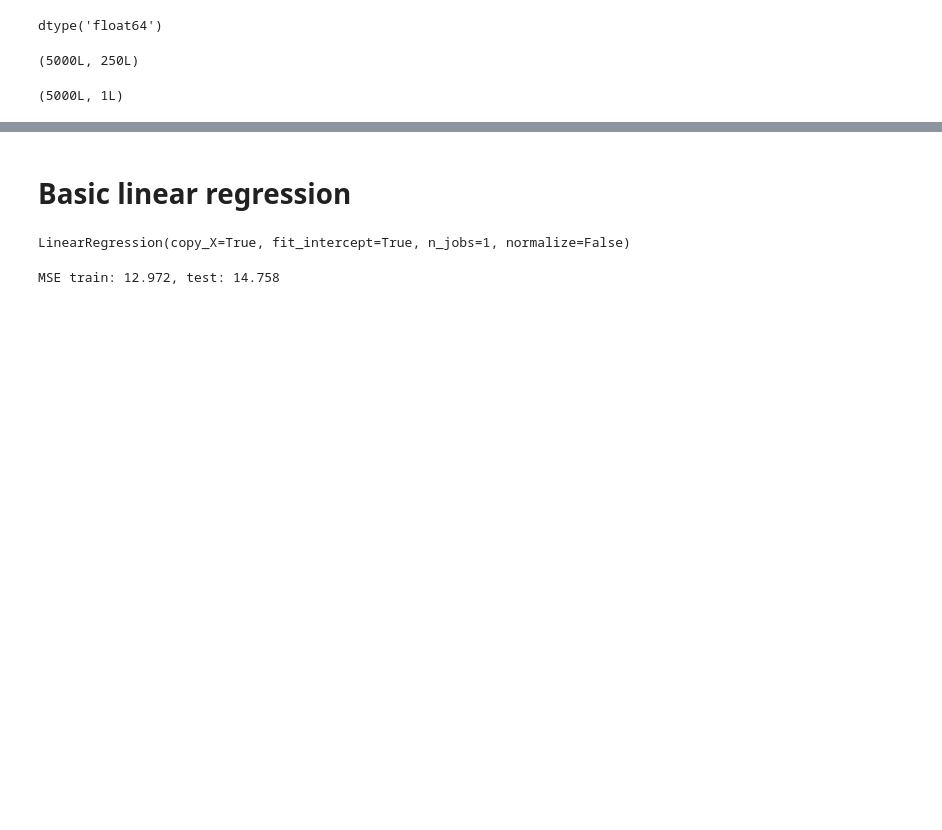
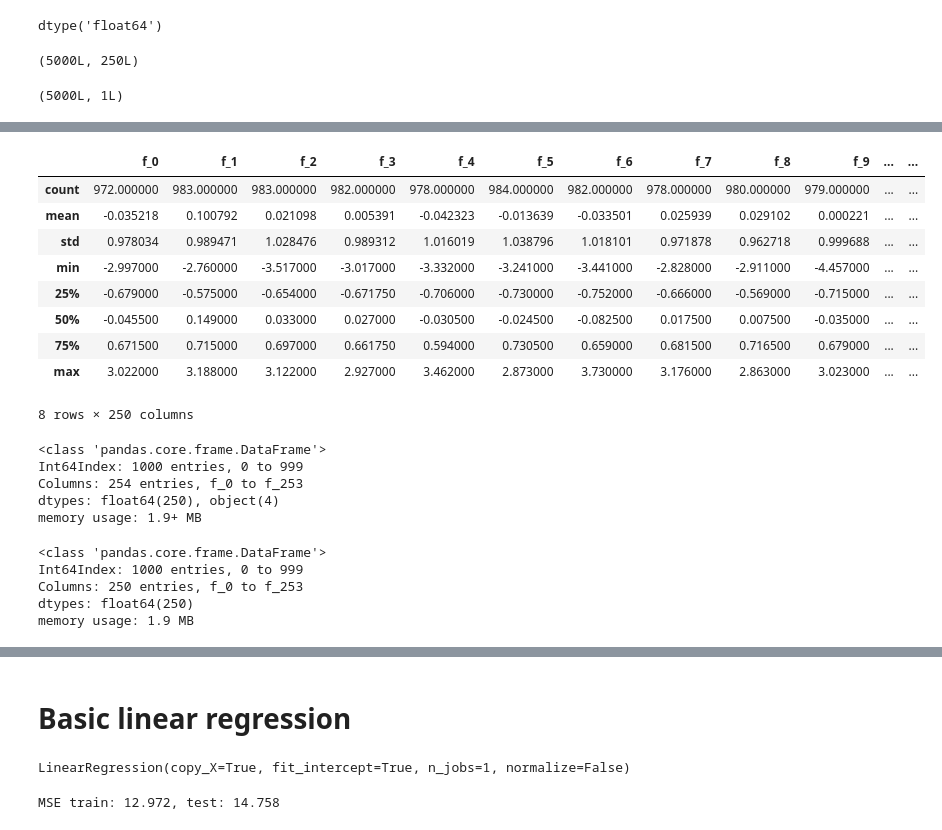
Before and after one commit to Fungie/C1-challenge, a Jupyter notebook: Capital one data science problem.ipynb, the cells around one changed output, grey strips where cells are left out. Drawn from its saved outputs; the diff is of its cells as text; code cells hidden in the pictures; blank space fills up the shorter version.

```diff
--- a/Capital one data science problem.ipynb
+++ b/Capital one data science problem.ipynb
@@ -114,0 +119,4 @@ X_train, X_test, y_train, y_test = train_test_split(X,y)
+# %%
+# Reading the test data into dataframe
+test_df = pd.read_csv('./codetest_test.txt',delimiter='\t')
+test_df.head()
@@ -114,0 +131,30 @@ X_train, X_test, y_train, y_test = train_test_split(X,y)
+# %%
+test_df.describe()
+# %% [output]
+|  | f_0 | f_1 | f_2 | f_3 | f_4 | f_5 | f_6 | f_7 | f_8 | f_9 | ... | ... |
+| count | 972.000000 | 983.000000 | 983.000000 | 982.000000 | 978.000000 | 984.000000 | 982.000000 | 978.000000 | 980.000000 | 979.000000 | ... | ... |
+| mean | -0.035218 | 0.100792 | 0.021098 | 0.005391 | -0.042323 | -0.013639 | -0.033501 | 0.025939 | 0.029102 | 0.000221 | ... | ... |
+| std | 0.978034 | 0.989471 | 1.028476 | 0.989312 | 1.016019 | 1.038796 | 1.018101 | 0.971878 | 0.962718 | 0.999688 | ... | ... |
+| min | -2.997000 | -2.760000 | -3.517000 | -3.017000 | -3.332000 | -3.241000 | -3.441000 | -2.828000 | -2.911000 | -4.457000 | ... | ... |
+| 25% | -0.679000 | -0.575000 | -0.654000 | -0.671750 | -0.706000 | -0.730000 | -0.752000 | -0.666000 | -0.569000 | -0.715000 | ... | ... |
+| 50% | -0.045500 | 0.149000 | 0.033000 | 0.027000 | -0.030500 | -0.024500 | -0.082500 | 0.017500 | 0.007500 | -0.035000 | ... | ... |
+| 75% | 0.671500 | 0.715000 | 0.697000 | 0.661750 | 0.594000 | 0.730500 | 0.659000 | 0.681500 | 0.716500 | 0.679000 | ... | ... |
+| max | 3.022000 | 3.188000 | 3.122000 | 2.927000 | 3.462000 | 2.873000 | 3.730000 | 3.176000 | 2.863000 | 3.023000 | ... | ... |
+8 rows × 250 columns
+# %%
+test_df.info()
+# %% [output]
+<class 'pandas.core.frame.DataFrame'>
+Int64Index: 1000 entries, 0 to 999
+Columns: 254 entries, f_0 to f_253
+dtypes: float64(250), object(4)
+memory usage: 1.9+ MB
+# %%
+test_df= test_df.select_dtypes(exclude=['object'])
+test_df.info()
+# %% [output]
+<class 'pandas.core.frame.DataFrame'>
+Int64Index: 1000 entries, 0 to 999
+Columns: 250 entries, f_0 to f_253
+dtypes: float64(250)
+memory usage: 1.9 MB
```
Also changed, not shown: parts of 8 cells of this notebook.
